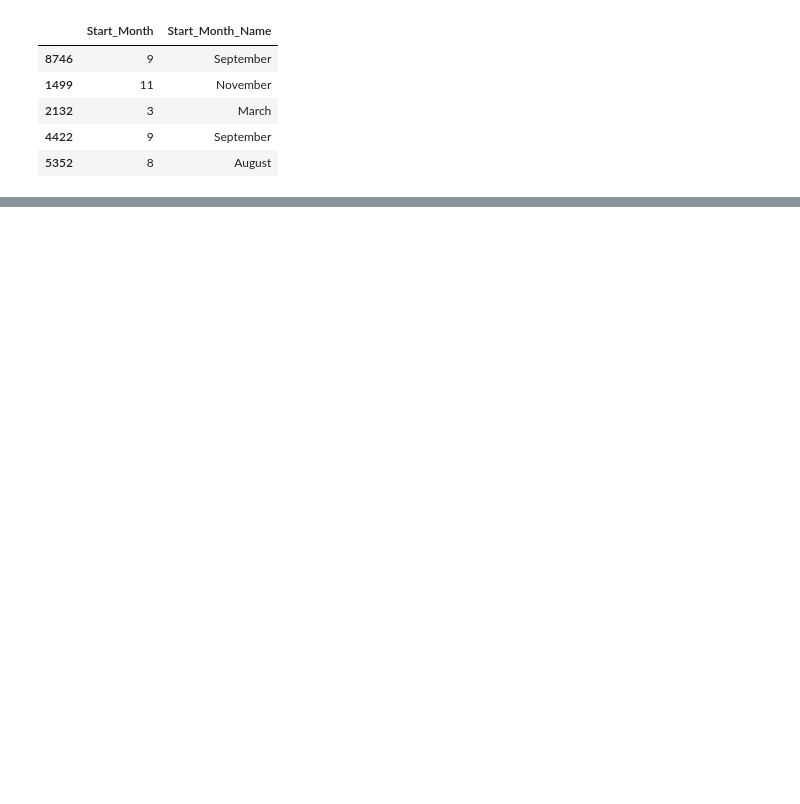
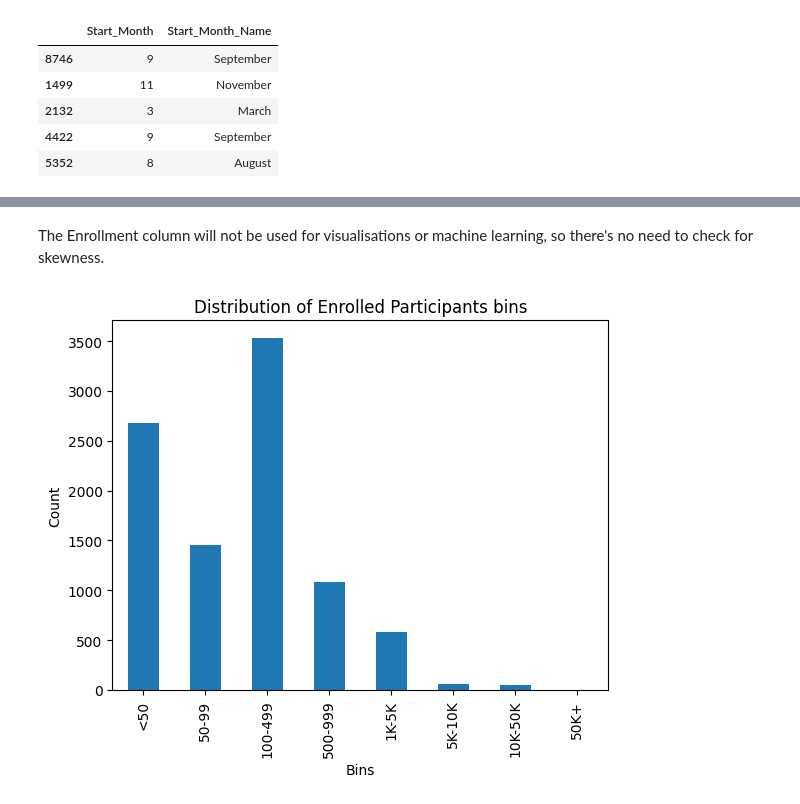
Before and after one commit to ksharpe-byte/clinical-trial-trends, a Jupyter notebook: jupyter_notebooks/etl_and_feature_engineering.ipynb, the cells around one changed output, grey strips where cells are left out. Drawn from its saved outputs; the diff is of its cells as text; code cells hidden in the pictures; blank space fills up the shorter version.

Commit message:
Add feature engineering for Start_Year and Enrollment columns

```diff
--- a/jupyter_notebooks/etl_and_feature_engineering.ipynb
+++ b/jupyter_notebooks/etl_and_feature_engineering.ipynb
@@ -191,0 +194,4 @@ df[['Start_Month', 'Start_Month_Name']].head()
+# %%
+# Create a new column for the start year period categorised by 5-year increments
+df['Start_Year_Period'] = pd.cut(df['Start_Year'], bins=[1980, 1985, 1990, 1995, 2000, 2005, 2010, 2015, 2020],
+                                 labels=["1981-1985", "1986-1990", "1991-1995", "1996-2000", "2001-2005", "2006-2010", "2011-2015", "2016-2020"], right=True)
@@ -191,0 +210,17 @@ df[['Start_Month', 'Start_Month_Name']].head()
+# %%
+# Split range into equal-width intervals
+df['Enrolled_Participants'] = pd.cut(df['Enrollment'], bins=5)
+
+# Create quantile-based bins for the Enrollment column
+df['Enrolled_Participants'] = pd.qcut(df['Enrollment'], q=5)
+
+# Create bins with equal number of records in each bin
+df['Enrolled_Participants'] = pd.qcut(df['Enrollment'], q=5)
+
+# Bin distribution for improved readability
+bins = [0, 50, 100, 500, 1000, 5000, 10000, 50000, 100000]
+labels = ["<50", "50-99", "100-499", "500-999", "1K-5K", "5K-10K", "10K-50K", "50K+"]
+df['Enrolled_Participants'] = pd.cut(df['Enrollment'], bins=bins, labels=labels)
+
+# Display the first few rows to verify the changes
+df[['Enrollment', 'Enrolled_Participants']].head()
@@ -191,0 +234,12 @@ df[['Start_Month', 'Start_Month_Name']].head()
+# %% [markdown]
+The Enrollment column will not be used for visualisations or machine learning, so there's no need to check for skewness.
+# %%
+# Visualise the distribution of the 'Enrolled_Participants' column using a bar plot
+import matplotlib.pyplot as plt
+df['Enrolled_Participants'].value_counts().sort_index().plot(kind='bar')
+plt.title('Distribution of Enrolled Participants bins')
+plt.xlabel('Bins')
+plt.ylabel('Count')
+plt.show()
+# %% [output]
+[figure, added]
```
Also changed, not shown: parts of 7 cells of this notebook.
